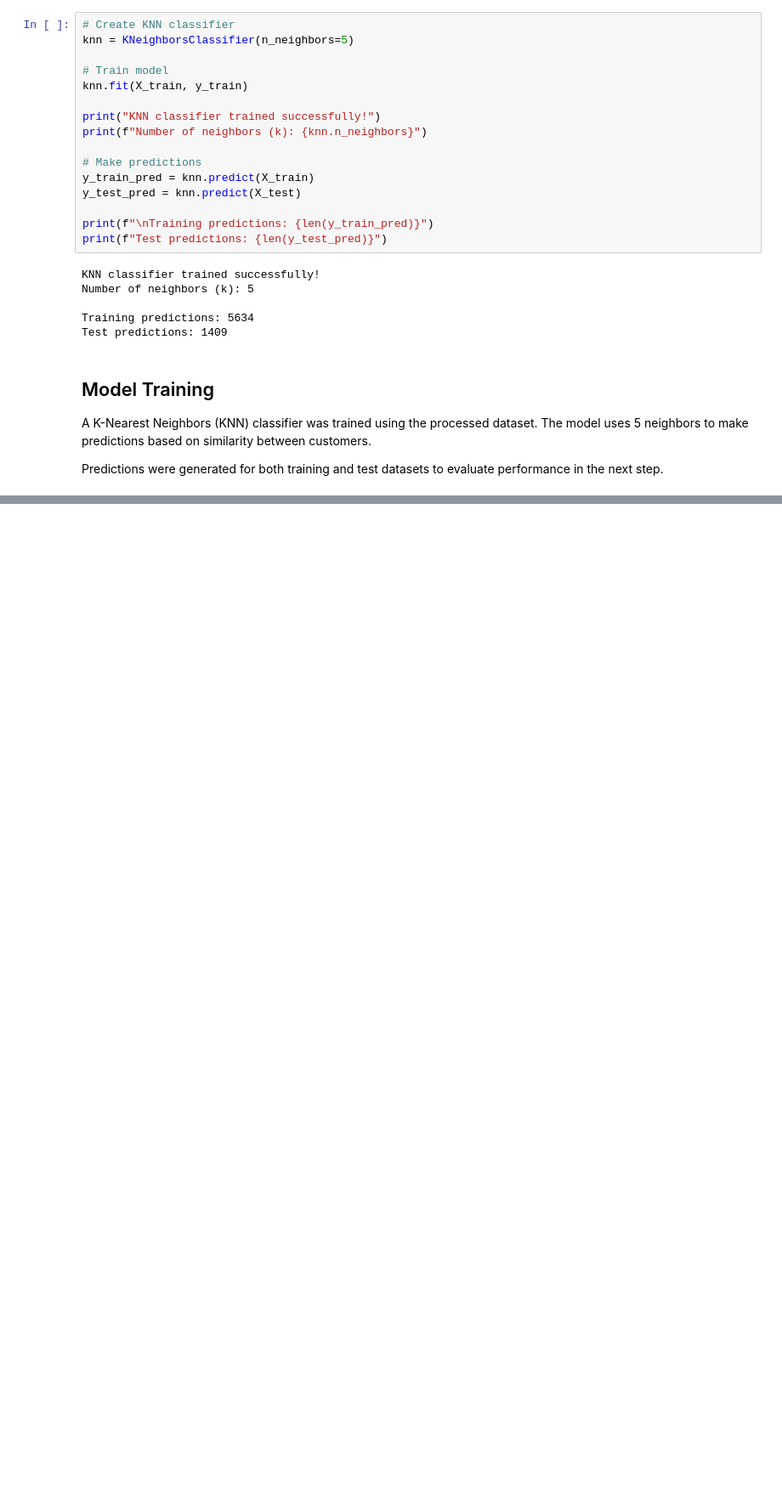
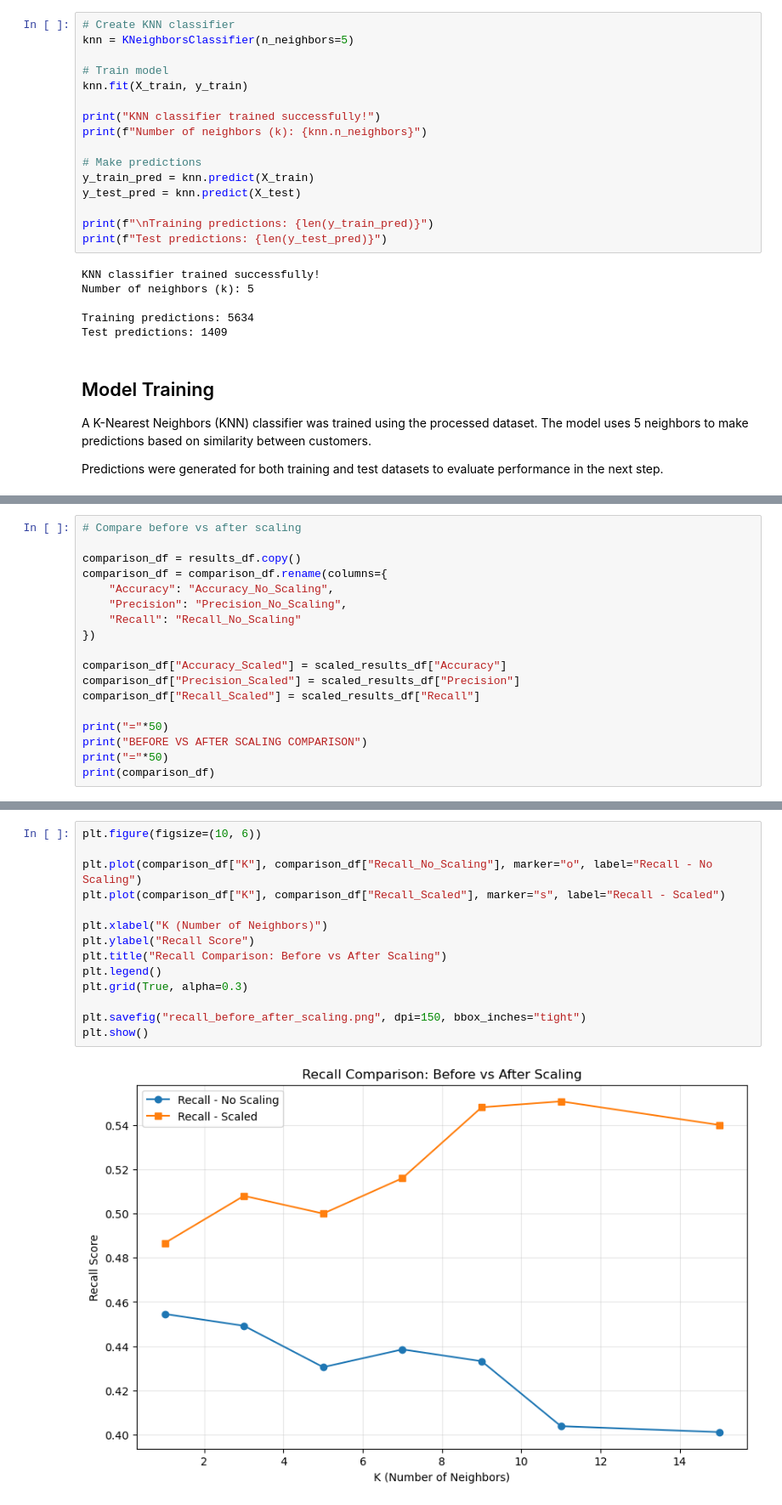
Before and after one commit to felipevalenta-marketing/churn-prediction, a Jupyter notebook: churn_prediction.ipynb, the cells around one changed output, grey strips where cells are left out. Shown at 85% size. Drawn from its saved outputs; the diff is of its cells as text; blank space fills up the shorter version.

```diff
--- a/churn_prediction.ipynb
+++ b/churn_prediction.ipynb
@@ -289,0 +560,18 @@ Predictions were generated for both training and test datasets to evaluate perfo
+# %%
+# Compare before vs after scaling
+
+comparison_df = results_df.copy()
+comparison_df = comparison_df.rename(columns={
+    "Accuracy": "Accuracy_No_Scaling",
+    "Precision": "Precision_No_Scaling",
+    "Recall": "Recall_No_Scaling"
+})
+
+comparison_df["Accuracy_Scaled"] = scaled_results_df["Accuracy"]
+comparison_df["Precision_Scaled"] = scaled_results_df["Precision"]
+comparison_df["Recall_Scaled"] = scaled_results_df["Recall"]
+
+print("="*50)
+print("BEFORE VS AFTER SCALING COMPARISON")
+print("="*50)
+print(comparison_df)
@@ -289,0 +599,16 @@ Predictions were generated for both training and test datasets to evaluate perfo
+# %%
+plt.figure(figsize=(10, 6))
+
+plt.plot(comparison_df["K"], comparison_df["Recall_No_Scaling"], marker="o", label="Recall - No Scaling")
+plt.plot(comparison_df["K"], comparison_df["Recall_Scaled"], marker="s", label="Recall - Scaled")
+
+plt.xlabel("K (Number of Neighbors)")
+plt.ylabel("Recall Score")
+plt.title("Recall Comparison: Before vs After Scaling")
+plt.legend()
+plt.grid(True, alpha=0.3)
+
+plt.savefig("recall_before_after_scaling.png", dpi=150, bbox_inches="tight")
+plt.show()
+# %% [output]
+[figure, added]
```
Also changed, not shown: parts of 14 cells of this notebook.
